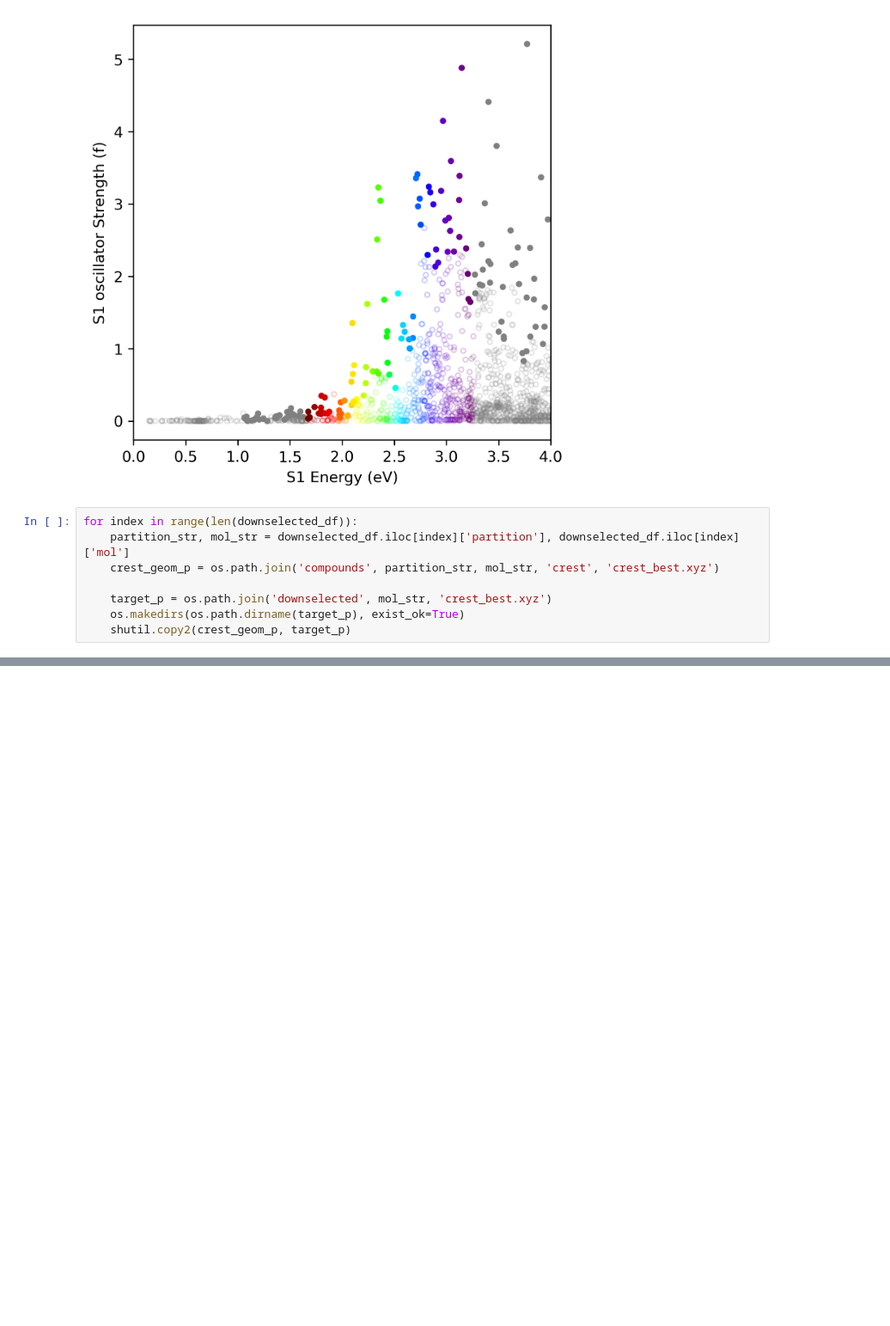
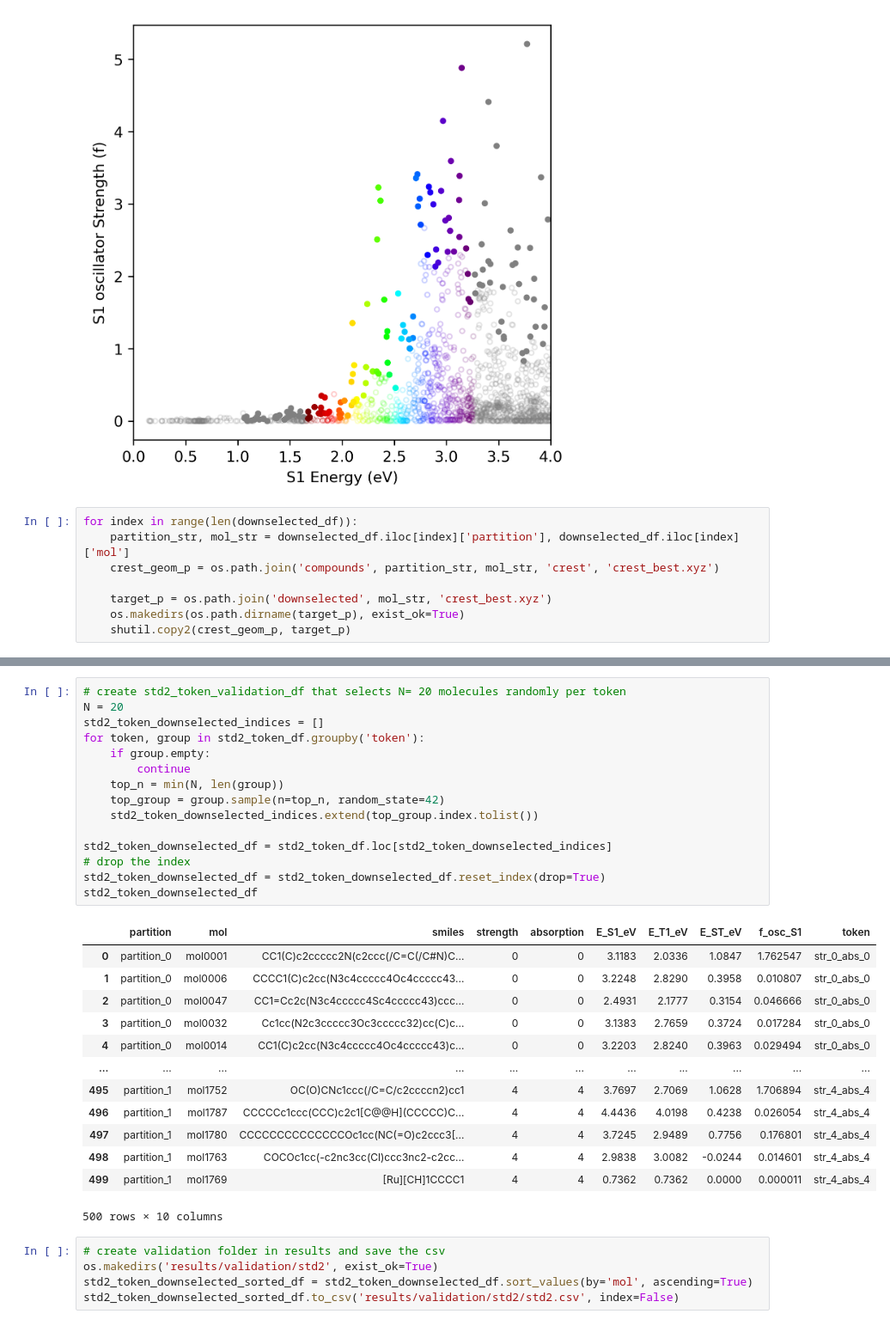
Before and after one commit to the-matter-lab/OLED_accelerated_screening, a Jupyter notebook: study_downselection.ipynb, the cells around one changed output, grey strips where cells are left out. Shown at 86% size. Saved outputs shown, nothing was run; the diff lists cells and outputs as text; blank space fills up the shorter version.

```diff
--- a/study_downselection.ipynb
+++ b/study_downselection.ipynb
@@ -218,0 +254,34 @@ for index in range(len(downselected_df)):
+# %%
+# create std2_token_validation_df that selects N= 20 molecules randomly per token
+N = 20
+std2_token_downselected_indices = []
+for token, group in std2_token_df.groupby('token'):
+    if group.empty:
+        continue
+    top_n = min(N, len(group))
+    top_group = group.sample(n=top_n, random_state=42)
+    std2_token_downselected_indices.extend(top_group.index.tolist())
+
+std2_token_downselected_df = std2_token_df.loc[std2_token_downselected_indices]
+# drop the index
+std2_token_downselected_df = std2_token_downselected_df.reset_index(drop=True)
+std2_token_downselected_df
+# %% [output]
+|  | partition | mol | smiles | strength | absorption | E_S1_eV | E_T1_eV | E_ST_eV | f_osc_S1 | token |
+| 0 | partition_0 | mol0001 | CC1(C)c2ccccc2N(c2ccc(/C=C(/C#N)C... | 0 | 0 | 3.1183 | 2.0336 | 1.0847 | 1.762547 | str_0_abs_0 |
+| 1 | partition_0 | mol0006 | CCCC1(C)c2cc(N3c4ccccc4Oc4ccccc43... | 0 | 0 | 3.2248 | 2.8290 | 0.3958 | 0.010807 | str_0_abs_0 |
+| 2 | partition_0 | mol0047 | CC1=Cc2c(N3c4ccccc4Sc4ccccc43)ccc... | 0 | 0 | 2.4931 | 2.1777 | 0.3154 | 0.046666 | str_0_abs_0 |
+| 3 | partition_0 | mol0032 | Cc1cc(N2c3ccccc3Oc3ccccc32)cc(C)c... | 0 | 0 | 3.1383 | 2.7659 | 0.3724 | 0.017284 | str_0_abs_0 |
+| 4 | partition_0 | mol0014 | CC1(C)c2cc(N3c4ccccc4Oc4ccccc43)c... | 0 | 0 | 3.2203 | 2.8240 | 0.3963 | 0.029494 | str_0_abs_0 |
+| ... | ... | ... | ... | ... | ... | ... | ... | ... | ... | ... |
+| 495 | partition_1 | mol1752 | OC(O)CNc1ccc(/C=C/c2ccccn2)cc1 | 4 | 4 | 3.7697 | 2.7069 | 1.0628 | 1.706894 | str_4_abs_4 |
+| 496 | partition_1 | mol1787 | CCCCCc1ccc(CCC)c2c1[C@@H](CCCCC)C... | 4 | 4 | 4.4436 | 4.0198 | 0.4238 | 0.026054 | str_4_abs_4 |
+| 497 | partition_1 | mol1780 | CCCCCCCCCCCCCCOc1cc(NC(=O)c2ccc3[... | 4 | 4 | 3.7245 | 2.9489 | 0.7756 | 0.176801 | str_4_abs_4 |
+| 498 | partition_1 | mol1763 | COCOc1cc(-c2nc3cc(Cl)ccc3nc2-c2cc... | 4 | 4 | 2.9838 | 3.0082 | -0.0244 | 0.014601 | str_4_abs_4 |
+| 499 | partition_1 | mol1769 | [Ru][CH]1CCCC1 | 4 | 4 | 0.7362 | 0.7362 | 0.0000 | 0.000011 | str_4_abs_4 |
+500 rows × 10 columns
+# %%
+# create validation folder in results and save the csv
+os.makedirs('results/validation/std2', exist_ok=True)
+std2_token_downselected_sorted_df = std2_token_downselected_df.sort_values(by='mol', ascending=True)
+std2_token_downselected_sorted_df.to_csv('results/validation/std2/std2.csv', index=False)
```
Also changed, not shown: parts of 10 cells of this notebook, 10 other files.
